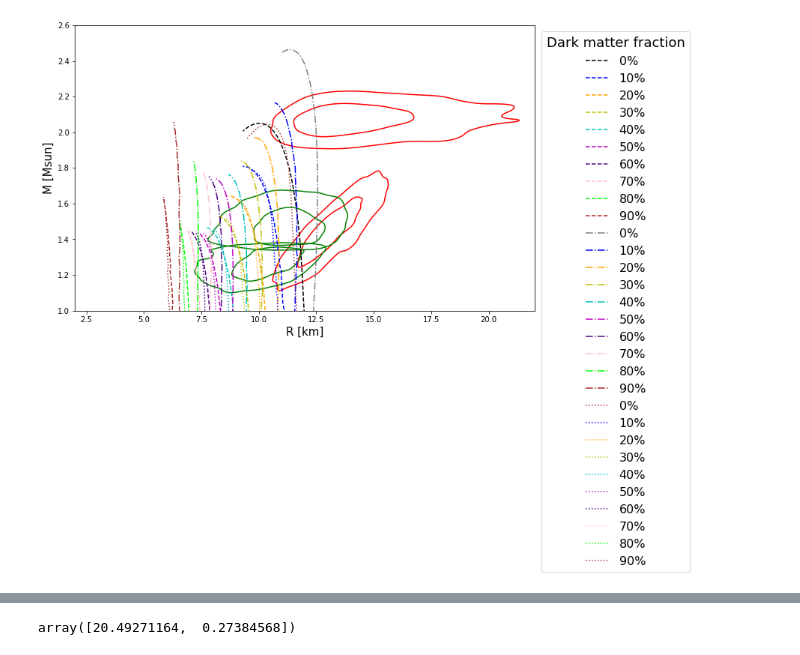
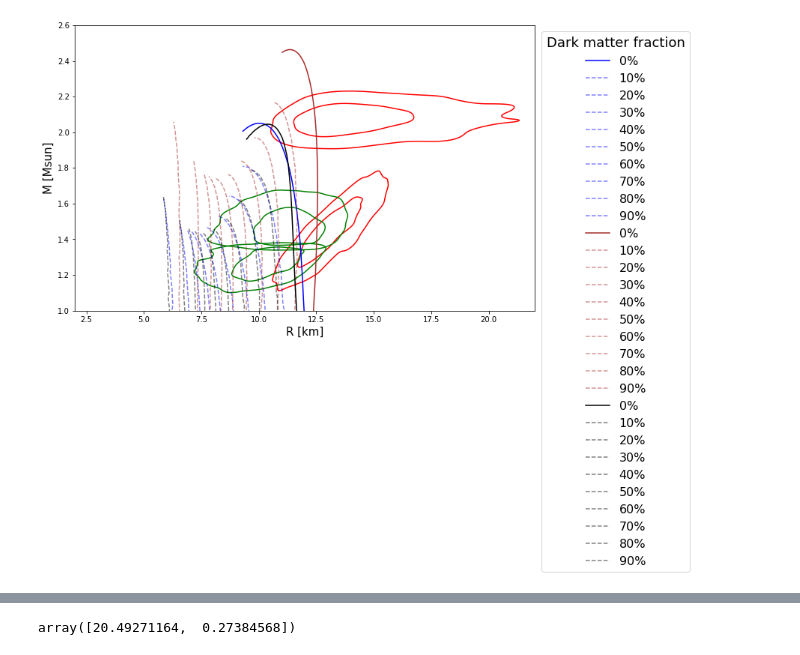
Before and after one commit to kunalkishanmehta/ns-struc-dm, a Jupyter notebook: Copy_of_Constrain_DM_NS_models.ipynb, the cells around one changed output, grey strips where cells are left out. Drawn from its saved outputs; the diff is of its cells as text; code cells hidden in the pictures.

```diff
--- a/Copy_of_Constrain_DM_NS_models.ipynb
+++ b/Copy_of_Constrain_DM_NS_models.ipynb
@@ -127,43 +128,43 @@ sns.kdeplot(x=R2_gw170817,y=gw170817['m2'],weights=gw170817['likelihood']/np.sum
 # sns.kdeplot(x=R1_gw190425,y=gw190425['m1'],weights=gw190425['likelihood']/np.sum(gw190425['likelihood']),levels=[0.1,0.5],color='g') # skip gw190425 for now because it's so uninformative
 # sns.kdeplot(x=R2_gw190425,y=gw190425['m2'],weights=gw190425['likelihood']/np.sum(gw190425['likelihood']),levels=[0.1,0.5],color='g')
 
-plt.plot(sly_dm['R'][::48],sly_dm['Mg'][::48],c='k', label = '0%', ls = '--')
+plt.plot(sly_dm['R'][::48],sly_dm['Mg'][::48], label = '0%', c = 'b')
 for i,j,k in zip(range(9),data_frac,data_colours):
-  plt.plot(stable_m_r_sly[i]['R'],stable_m_r_sly[i]['M'], label = '{}%'.format(j), c = k, ls = '--')
+  plt.plot(stable_m_r_sly[i]['R'],stable_m_r_sly[i]['M'], label = '{}%'.format(j), c = 'b', ls = '--', alpha = 0.5)
 
 # plt.plot(stable_m_r_sly[0]['R'],stable_m_r_sly[0]['M'], label = '10%', c = 'y')
 # plt.plot(stable_m_r_sly[1]['R'], stable_m_r_sly[1]['M'], label = '20%', c = 'orange')
 #plt.plot(sly_dm['R'][10::48],sly_dm['Mg'][10::48],c='k',ls='--') # replace these with constant DM fraction curves
 #plt.plot(sly_dm['R'][20::48],sly_dm['Mg'][20::48],c='k',ls='--')
 #plt.plot(sly_dm['R'][30::48],sly_dm['Mg'][30::48],c='k',ls='--')
 #plt.plot(sly_dm['R'][40::48],sly_dm['Mg'][40::48],c='k',ls='--')
 
-plt.plot(mpa1_dm['R'][::48],mpa1_dm['Mg'][::48],c='grey',label = '0%', ls = 'dashdot')
+plt.plot(mpa1_dm['R'][::48],mpa1_dm['Mg'][::48],label = '0%', c ='brown')
 for i,j,k in zip(range(9),data_frac,data_colours):
-  plt.plot(stable_m_r_mpa1[i]['R'],stable_m_r_mpa1[i]['M'], label = '{}%'.format(j), c = k, ls = 'dashdot')
+  plt.plot(stable_m_r_mpa1[i]['R'],stable_m_r_mpa1[i]['M'], label = '{}%'.format(j), c ='brown', ls = '--', alpha = 0.5)
 
 # plt.plot(data_con_mpa10['R'],data_con_mpa10['Mg'], label = '1%', c = 'r')
 # plt.plot(data_con_mpa11['R'],data_con_mpa11['Mg'], label = '10%', c = 'y')
 # plt.plot(data_con_mpa12['R'],data_con_mpa12['Mg'], label = '20%', c = 'brown')
 # plt.plot(data_con_mpa13['R'],data_con_mpa13['Mg'], label = '30%', c = 'lime')
 # plt.plot(data_con_mpa14['R'],data_con_mpa14['Mg'], label = '40%', c = 'c')
 #plt.plot(mpa1_dm['R'][10::48],mpa1_dm['Mg'][10::48],c='grey',ls='--') # replace these with constant DM fraction curves
 #plt.plot(mpa1_dm['R'][20::48],mpa1_dm['Mg'][20::48],c='grey',ls='--')
 #plt.plot(mpa1_dm['R'][30::48],mpa1_dm['Mg'][30::48],c='grey',ls='--')
 #plt.plot(mpa1_dm['R'][40::48],mpa1_dm['Mg'][40::48],c='grey',ls='--')
 
-plt.plot(hqc18_dm['R'][::48],hqc18_dm['Mg'][::48],c='brown', label = '0%', ls = ':')
+plt.plot(hqc18_dm['R'][::48],hqc18_dm['Mg'][::48], label = '0%', c = 'k')
 for i,j,k in zip(range(9),data_frac,data_colours):
-  plt.plot(stable_m_r_hqc18[i]['R'],stable_m_r_hqc18[i]['M'], label = '{}%'.format(j), c = k, ls = ':')
+  plt.plot(stable_m_r_hqc18[i]['R'],stable_m_r_hqc18[i]['M'], label = '{}%'.format(j), c = 'k', ls = '--', alpha = 0.5)
 
 plt.xlim(2.,22.)
 plt.ylim(1.,2.6)
 plt.xlabel("R [km]", size =15)
 plt.ylabel("M [Msun]", size =15)
 plt.legend(bbox_to_anchor=(1.35, 1), fontsize = 16, title='Dark matter fraction',title_fontsize=18 )
 plt.show()
 # %% [output]
-[figure, old version]
+[figure, new version]
 # %%
 # to quantify which equation of state and dark matter fraction is preferred by the data, compute Bayesian evidences; start by interpolating mass-radius measurements with a Gaussian kernel density estimate
 
```
Also changed, not shown: parts of 24 cells of this notebook.
